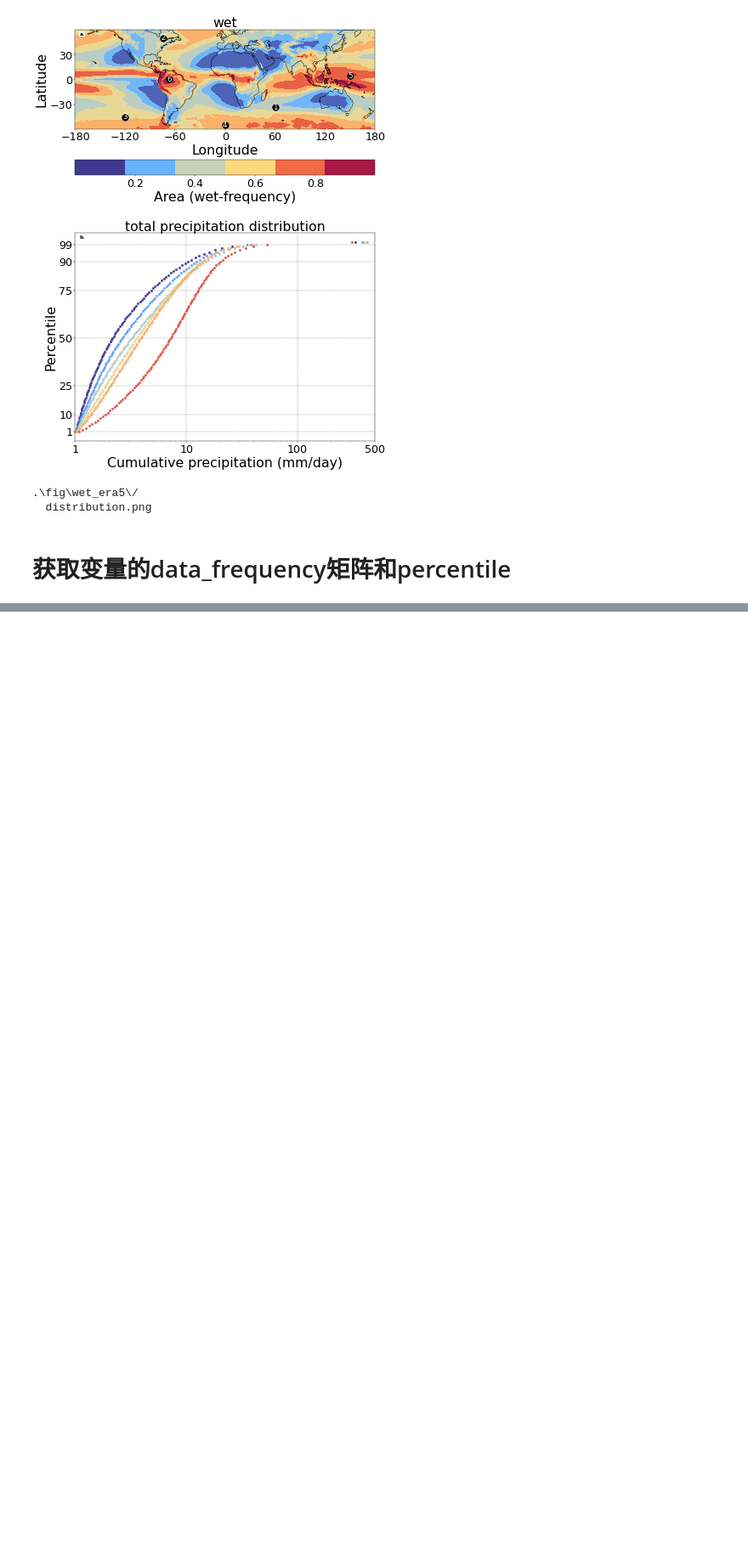
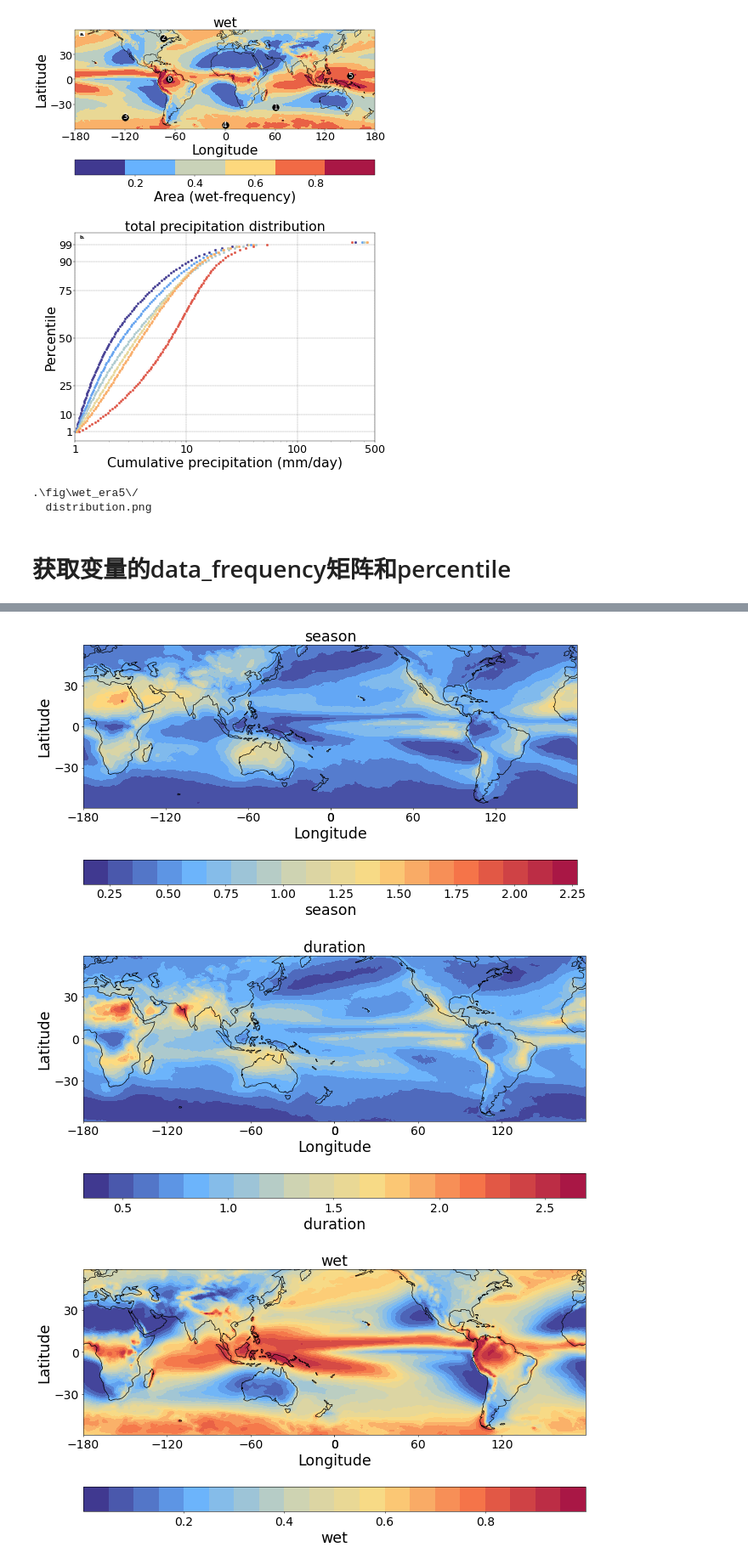
Before and after one commit to mengxinpy/precipitation_research, a Jupyter notebook: Show_flow.ipynb, the cells around one changed output, grey strips where cells are left out. Shown at 85% size. Saved outputs shown, nothing was run; the diff lists cells and outputs as text; code cells hidden in the pictures; blank space fills up the shorter version.

```diff
--- a/Show_flow.ipynb
+++ b/Show_flow.ipynb
@@ -77,0 +86,22 @@ depart_ml_lat(key_list, key_limit)
+# %%
+# 然后再次使用 main_month 函数
+from AdaptiveWorkflow_duration import main_process
+from Graphics_Wdp import wdp_era5_geography
+from Function_common import get_da_list
+from Function_common import gradient_direction_comparison
+from Function_common import calculate_gradient
+
+key_list = ['season', 'duration', 'wet']
+da_list = get_da_list(key_list)
+for da in da_list:
+    wdp_era5_geography(da,f'.\\fig\\{da.name}',all_area_num=20)
+
+dot_array=gradient_direction_comparison(da_list[-1],da_list[-2])
+dot_array.name='dot'
+gradient_wetday=calculate_gradient(da_list[-2])
+wdp_era5_geography(dot_array,f'.\\fig\\dot',all_area_num=20,gradient_data=gradient_wetday,cmap='coolwarm')
+wdp_era5_geography(dot_array,f'.\\fig\\dot',all_area_num=20,cmap='coolwarm')
+# %% [output]
+[figure, added]
+[figure, added]
+[figure, added]
```
Also changed, not shown: parts of 9 cells of this notebook, 9 other files.
